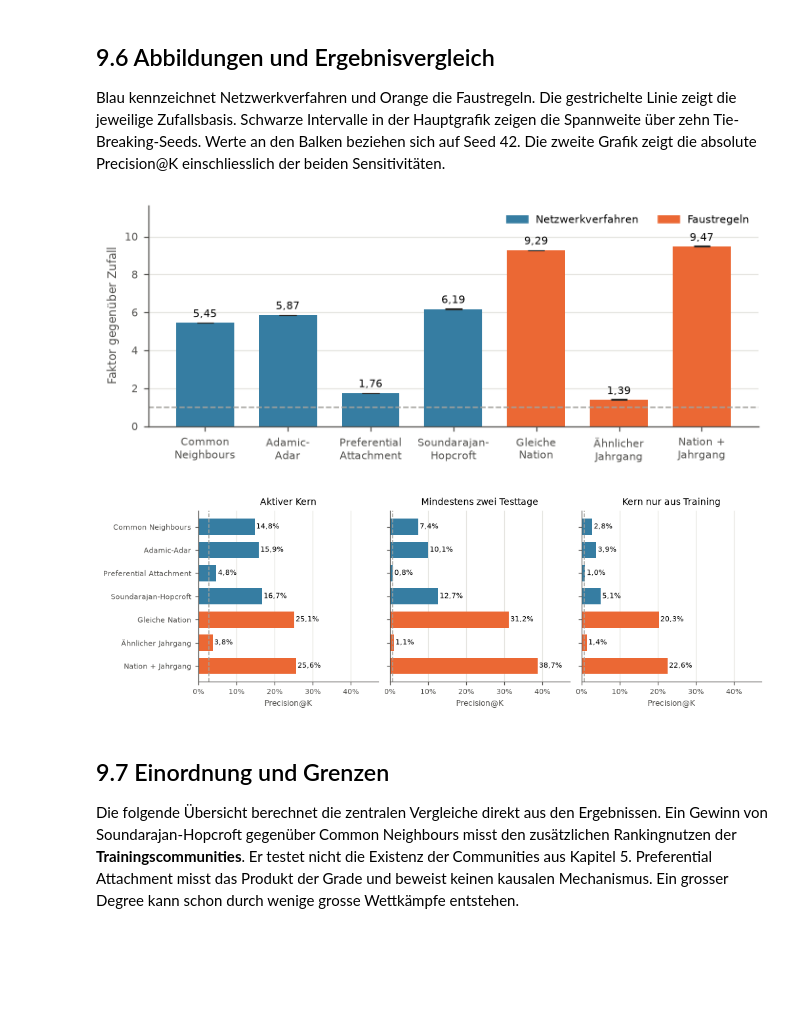
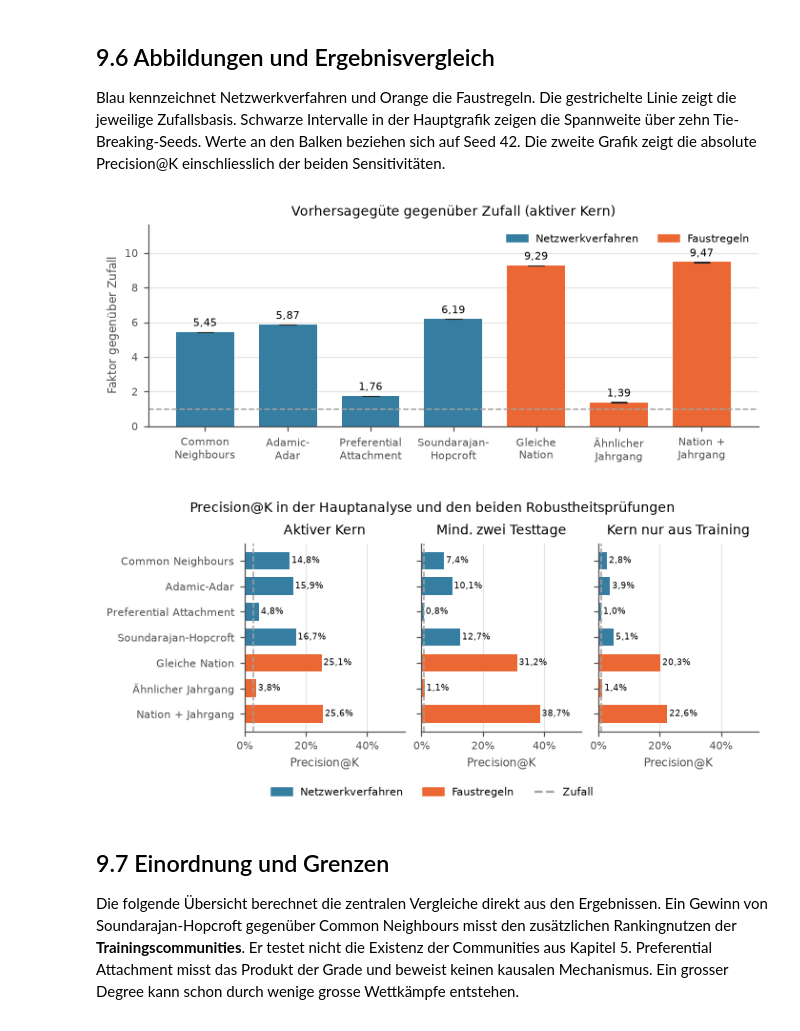
Before and after one commit to damiansze/Athletes-Network, a Jupyter notebook: Notebooks/08_link_prediction.ipynb, the cells around one changed output. Saved outputs shown, nothing was run; the diff lists cells and outputs as text; code cells hidden in the pictures; blank space fills up the shorter version.

```diff
--- a/Notebooks/08_link_prediction.ipynb
+++ b/Notebooks/08_link_prediction.ipynb
@@ -377,40 +437,46 @@ with plt.rc_context(REPORT_RC):
     ax.vlines(x, span['lift_min'], span['lift_max'], color='#292826', linewidth=1.2)
     ax.hlines(span['lift_min'], x - .10, x + .10, color='#292826', linewidth=.7)
     ax.hlines(span['lift_max'], x - .10, x + .10, color='#292826', linewidth=.7)
     for xi, value in zip(x, main_ordered['lift']):
         ax.annotate(f'{value:.2f}'.replace('.', ','), (xi, value), xytext=(0, 4),
                     textcoords='offset points', ha='center', fontsize=7)
     ax.axhline(1, color=MUTED, linestyle='--', linewidth=1)
     ax.set(xticks=x, xticklabels=SHORT_LABELS, ylabel='Faktor gegenüber Zufall',
-           ylim=(0, main_ordered['lift'].max() * 1.23))
+           ylim=(0, main_ordered['lift'].max() * 1.23),
+           title='Vorhersagegüte gegenüber Zufall (aktiver Kern)')
     ax.grid(axis='x', visible=False)
     ax.legend(handles=[Patch(color=COLOR, label='Netzwerkverfahren'),
                        Patch(color=ORANGE, label='Faustregeln')], frameon=False,
               loc='upper right', ncols=2, fontsize=7)
     fig.savefig(REPORT_DIR / '09_link_prediction.pdf', bbox_inches='tight',
                 metadata={'CreationDate': None, 'ModDate': None})
     plt.show()
 
 with plt.rc_context(REPORT_RC):
-    fig, axes = plt.subplots(1, 3, figsize=(9.2, 3.0), sharey=True, layout='constrained')
+    fig, axes = plt.subplots(1, 3, figsize=(6.3, 2.9), sharey=True, layout='constrained')
     for ax, scenario, title in zip(axes, ['main', 'repeated_test', 'training_only'],
-                                    ['Aktiver Kern', 'Mindestens zwei Testtage', 'Kern nur aus Training']):
+                                    ['Aktiver Kern', 'Mind. zwei Testtage', 'Kern nur aus Training']):
         frame = results[results['scenario'].eq(scenario)].set_index('method').loc[METHODS]
         ax.barh(x, frame['precision_at_k'], color=colors, height=.7)
         ax.axvline(frame['random_precision'].iloc[0], color=MUTED, linestyle='--', linewidth=1)
         for yi, value in zip(x, frame['precision_at_k']):
-            ax.text(value + .004, yi, f'{value:.1%}'.replace('.', ','), va='center', fontsize=7)
-        ax.set(title=title, xlabel='Precision@K', xlim=(0, results['precision_at_k'].max() * 1.22))
+            ax.text(value + .006, yi, f'{value:.1%}'.replace('.', ','), va='center', fontsize=6)
+        ax.set(title=title, xlabel='Precision@K', xlim=(0, results['precision_at_k'].max() * 1.35))
         ax.xaxis.set_major_formatter(PercentFormatter(1, decimals=0))
         ax.grid(axis='y', visible=False)
     axes[0].set_yticks(x, LABELS)
     axes[0].invert_yaxis()
+    fig.legend(handles=[Patch(color=COLOR, label='Netzwerkverfahren'),
+                        Patch(color=ORANGE, label='Faustregeln'),
+                        plt.Line2D([], [], color=MUTED, linestyle='--', label='Zufall')],
+               loc='outside lower center', ncols=3, frameon=False, fontsize=7)
+    fig.suptitle('Precision@K in der Hauptanalyse und den beiden Robustheitsprüfungen', fontsize=9)
     fig.savefig(REPORT_DIR / '09_precision_robustheit.pdf', bbox_inches='tight',
                 metadata={'CreationDate': None, 'ModDate': None})
     plt.show()
 # %% [output]
-[figure, old version]
+[figure, new version]
-[figure, old version]
+[figure, new version]
 # %% [markdown]
 ## 9.7 Einordnung und Grenzen
 
```
Also changed, not shown: parts of 6 cells of this notebook, 6 other files.
